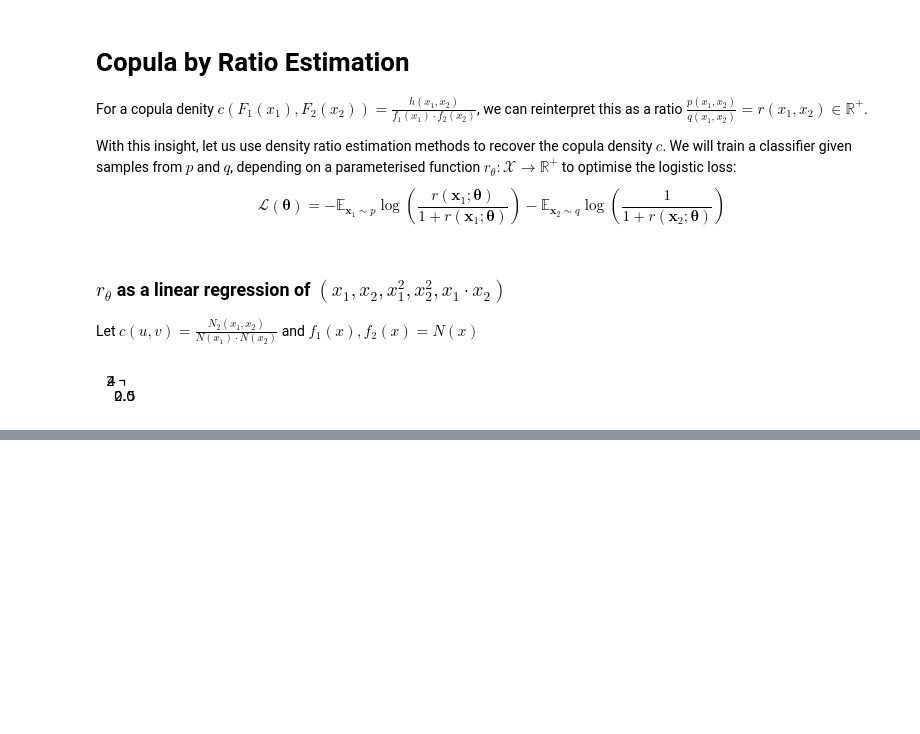
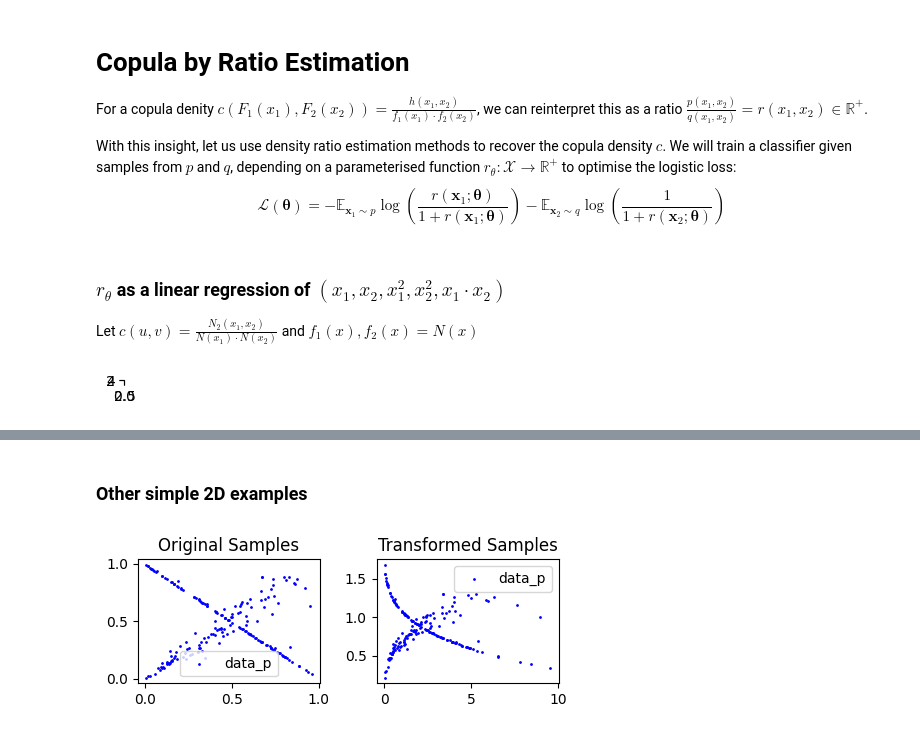
Before and after one commit to Huk-David/Ratio-Copula, a Jupyter notebook: Copula by Ratio Estimation/first_test.ipynb, the cells around one changed output, grey strips where cells are left out. Drawn from its saved outputs; the diff is of its cells as text; code cells hidden in the pictures; blank space fills up the shorter version.

```diff
--- a/Copula by Ratio Estimation/first_test.ipynb
+++ b/Copula by Ratio Estimation/first_test.ipynb
@@ -194,0 +177,36 @@ Text(0.5, 1.0, 'Estimated ratio $\\hat{r}=\\beta *\\phi(x_1,x_2)$')
+# %% [markdown]
+### Other simple 2D examples
+# %%
+from clayton.rng.archimedean import Clayton
+from scipy.stats import gamma, weibull_min
+
+cla1 = Clayton(theta=10, n_samples=100)
+samples_1 = cla1.sample_unimargin()
+
+cla2 = Clayton(theta=-0.99, n_samples=100)
+samples_2 = cla2.sample_unimargin()
+
+samples = np.concatenate((samples_1, samples_2))
+
+
+# Define the parameters for the gamma and Weibull distributions
+gamma_params = {'a': 1, 'scale': 5}
+weibull_params = {'c': 3}
+
+# Transform the samples
+transformed_samples_1 = gamma(a=1,scale=3).ppf(samples[:,0])
+transformed_samples_2 = weibull_min(c=3).ppf(samples[:,1])
+
+# Concatenate the transformed samples
+
+fig, axs = plt.subplots(1, 2, figsize=(5, 2))
+axs[0].scatter(samples[:,0], samples[:,1], s=1, color='blue', label='data_p')
+axs[0].set_title('Original Samples')
+axs[0].legend()
+axs[1].scatter(transformed_samples_1, transformed_samples_2, s=1, color='blue', label='data_p')
+axs[1].set_title('Transformed Samples')
+axs[1].legend()
+plt.tight_layout()
+plt.show()
+# %% [output]
+[figure, added]
```
Also changed, not shown: parts of 6 cells of this notebook.
